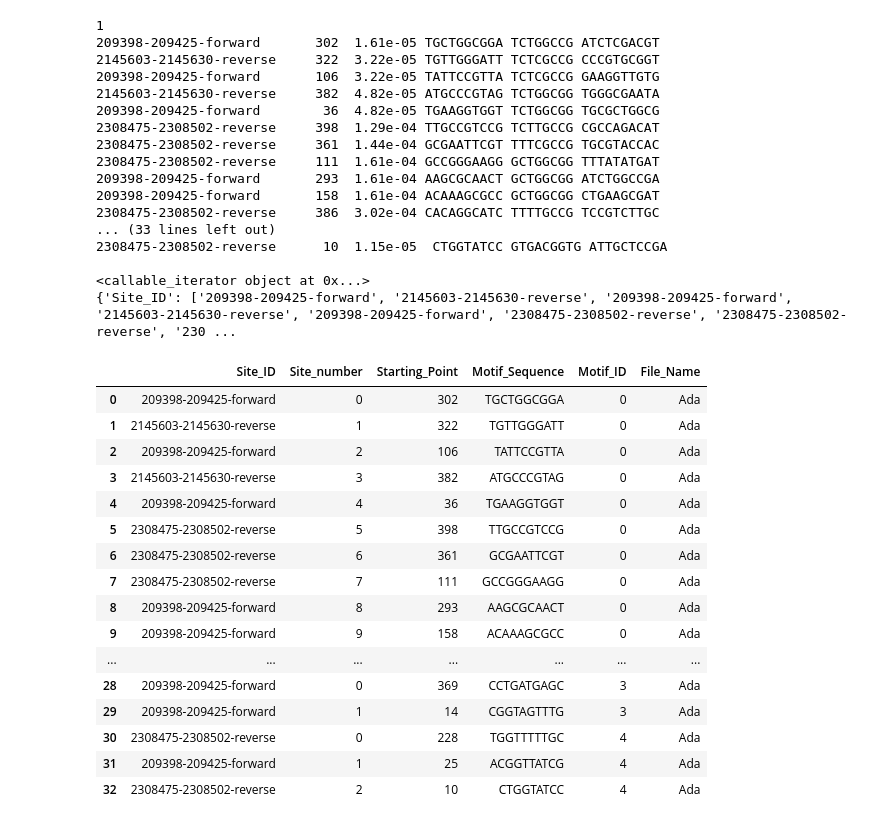
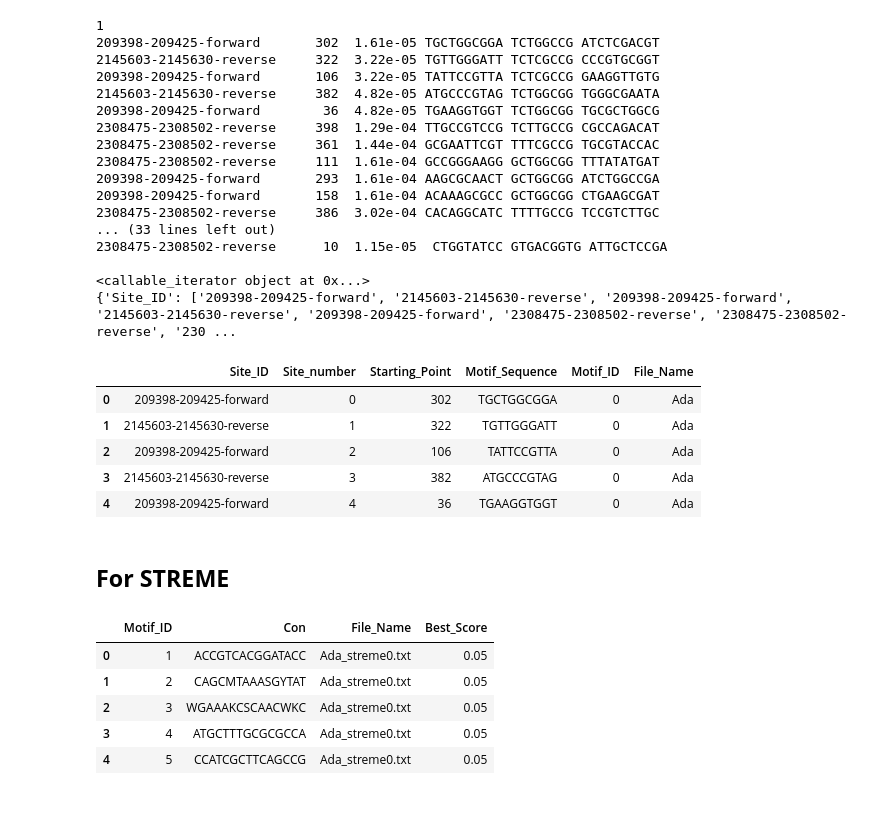
Before and after one commit to SpyrosAlvanakis/Molecular_Algorithms_project, a Jupyter notebook: Regex_for_outputs.ipynb, the cells around one changed output. Cells and saved outputs as stored; diff of their text form; code cells hidden in the pictures.

Commit message:
Streme half

```diff
--- a/Regex_for_outputs.ipynb
+++ b/Regex_for_outputs.ipynb
@@ -310,23 +313,15 @@ print(meme_site_dict)
 
 <callable_iterator object at 0x...>
 {'Site_ID': ['209398-209425-forward', '2145603-2145630-reverse', '209398-209425-forward', '2145603-2145630-reverse', '209398-209425-forward', '2308475-2308502-reverse', '2308475-2308502-reverse', '230 ...
-# %%
-pd.DataFrame(meme_site_dict)
-# %% [output]
-|  | Site_ID | Site_number | Starting_Point | Motif_Sequence | Motif_ID | File_Name |
-| 0 | 209398-209425-forward | 0 | 302 | TGCTGGCGGA | 0 | Ada |
-| 1 | 2145603-2145630-reverse | 1 | 322 | TGTTGGGATT | 0 | Ada |
-| 2 | 209398-209425-forward | 2 | 106 | TATTCCGTTA | 0 | Ada |
-| 3 | 2145603-2145630-reverse | 3 | 382 | ATGCCCGTAG | 0 | Ada |
-| 4 | 209398-209425-forward | 4 | 36 | TGAAGGTGGT | 0 | Ada |
-| 5 | 2308475-2308502-reverse | 5 | 398 | TTGCCGTCCG | 0 | Ada |
-| 6 | 2308475-2308502-reverse | 6 | 361 | GCGAATTCGT | 0 | Ada |
-| 7 | 2308475-2308502-reverse | 7 | 111 | GCCGGGAAGG | 0 | Ada |
-| 8 | 209398-209425-forward | 8 | 293 | AAGCGCAACT | 0 | Ada |
-| 9 | 209398-209425-forward | 9 | 158 | ACAAAGCGCC | 0 | Ada |
-| ... | ... | ... | ... | ... | ... | ... |
-| 28 | 209398-209425-forward | 0 | 369 | CCTGATGAGC | 3 | Ada |
-| 29 | 209398-209425-forward | 1 | 14 | CGGTAGTTTG | 3 | Ada |
-| 30 | 2308475-2308502-reverse | 0 | 228 | TGGTTTTTGC | 4 | Ada |
-| 31 | 209398-209425-forward | 1 | 25 | ACGGTTATCG | 4 | Ada |
-| 32 | 2308475-2308502-reverse | 2 | 10 | CTGGTATCC | 4 | Ada |
+# %%
+site_df_meme = pd.DataFrame(meme_site_dict)
+site_df_meme.head()
+# %% [output]
+|  | Site_ID | Site_number | Starting_Point | Motif_Sequence | Motif_ID | File_Name |
+| 0 | 209398-209425-forward | 0 | 302 | TGCTGGCGGA | 0 | Ada |
+| 1 | 2145603-2145630-reverse | 1 | 322 | TGTTGGGATT | 0 | Ada |
+| 2 | 209398-209425-forward | 2 | 106 | TATTCCGTTA | 0 | Ada |
+| 3 | 2145603-2145630-reverse | 3 | 382 | ATGCCCGTAG | 0 | Ada |
+| 4 | 209398-209425-forward | 4 | 36 | TGAAGGTGGT | 0 | Ada |
+# %% [markdown]
+## **For STREME**
@@ -332,0 +350,30 @@ pd.DataFrame(meme_site_dict)
+# %%
+# Extract the file name from the file path
+file_name = file_path.split('/')[-1]
+
+# Get the best score from the file
+best_score = get_best_score(file_path)
+
+# Read the text file
+with open(file_path, 'r') as file:
+    output_streme = file.read()
+
+# Extract motifs using regex
+motif_pattern = r"MOTIF (\d+)-([A-Z]+) STREME-\d+"
+motifs = re.findall(motif_pattern, output_streme)
+
+temp_motifs = pd.DataFrame(motifs, columns=['Motif_ID', 'Con'])
+temp_motifs['Motif_ID'] = temp_motifs['Motif_ID'].astype(int)
+
+# Add the file name and best score as additional columns
+temp_motifs['File_Name'] = file_name
+temp_motifs['Best_Score'] = best_score
+
+temp_motifs
+# %% [output]
+|  | Motif_ID | Con | File_Name | Best_Score |
+| 0 | 1 | ACCGTCACGGATACC | Ada_streme0.txt | 0.05 |
+| 1 | 2 | CAGCMTAAASGYTAT | Ada_streme0.txt | 0.05 |
+| 2 | 3 | WGAAAKCSCAACWKC | Ada_streme0.txt | 0.05 |
+| 3 | 4 | ATGCTTTGCGCGCCA | Ada_streme0.txt | 0.05 |
+| 4 | 5 | CCATCGCTTCAGCCG | Ada_streme0.txt | 0.05 |
```
Also changed, not shown: parts of 9 cells of this notebook.
